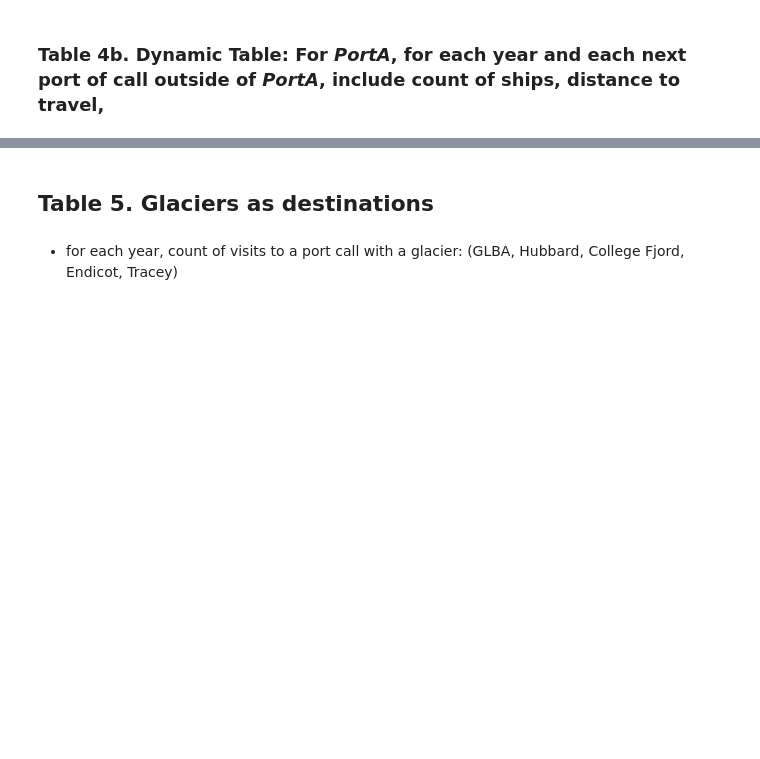
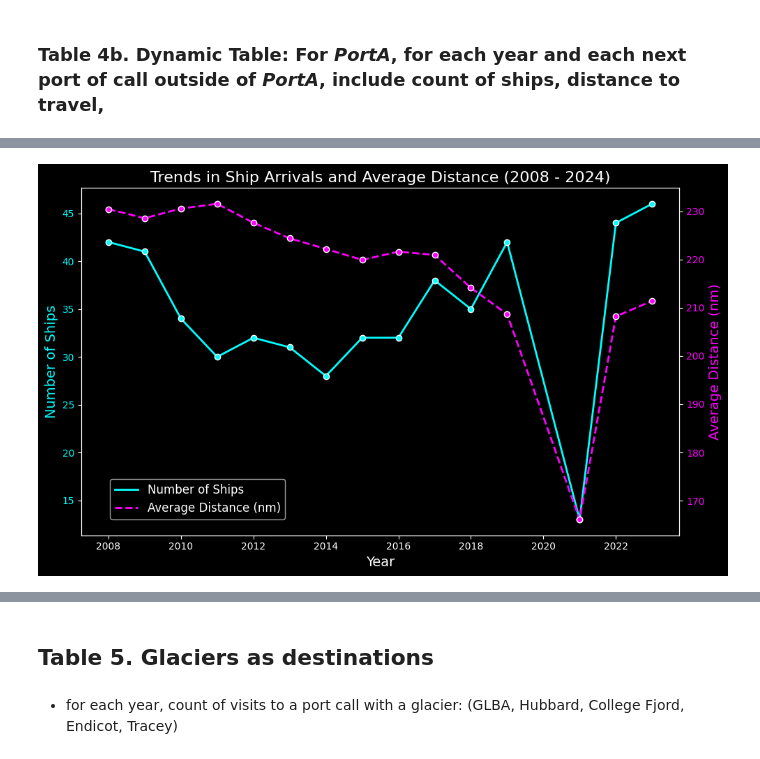
Before and after one commit to gebrady/shippy, a Jupyter notebook: tables_and_figures.ipynb, the cells around one changed output, grey strips where cells are left out. Saved outputs shown, nothing was run; the diff lists cells and outputs as text; code cells hidden in the pictures; blank space fills up the shorter version.

```diff
--- a/tables_and_figures.ipynb
+++ b/tables_and_figures.ipynb
@@ -505,0 +348,6 @@ t
+# %%
+#### HISTORICAL TRENDS IN DISTANCES TO NEXT PORT ####
+attributed_claa_df = claa_df.merge(a.ais_transit_table, on=['portName', 'nextPort'], how='left').dropna()
+attributed_claa_df['year'] = pd.to_datetime(attributed_claa_df['date']).dt.year
+attributed_claa_df['boat_id_year'] = attributed_claa_df['year'].astype(str) + '_' + attributed_claa_df['boatName'].astype(str)
+attributed_claa_df
@@ -505,0 +368,34 @@ t
+# %%
+
+df_grouped = attributed_claa_df.groupby('year').agg({
+    'boatName': 'nunique',  # Count unique ships
+    'distance_nm_mean': 'mean'   # Calculate average distance
+}).reset_index()
+
+plt.style.use('dark_background')  # Set dark mode
+
+fig, ax1 = plt.subplots(figsize=(10, 6))
+
+ax1.plot(df_grouped['year'], df_grouped['boatName'], color='cyan', label='Number of Ships', linewidth=2)
+ax1.scatter(df_grouped['year'], df_grouped['boatName'], color='cyan', edgecolor='white', zorder=5)  # Adding points
+ax1.set_xlabel('Year', fontsize=14)
+ax1.set_ylabel('Number of Ships', color='cyan', fontsize=14)
+ax1.tick_params(axis='y', labelcolor='cyan')
+
+ax2 = ax1.twinx()
+ax2.plot(df_grouped['year'], df_grouped['distance_nm_mean'], color='magenta', label='Average Distance (nm)', linewidth=2, linestyle='--')
+ax2.scatter(df_grouped['year'], df_grouped['distance_nm_mean'], color='magenta', edgecolor='white', zorder=5)  # Adding points
+ax2.set_ylabel('Average Distance (nm)', color='magenta', fontsize=14)
+ax2.tick_params(axis='y', labelcolor='magenta')
+
+
+plt.title('Trends in Ship Arrivals and Average Distance (2008 - 2024)', fontsize=16, color='white')
+ax1.grid(False)  # Turn off grid lines for the left y-axis
+ax2.grid(False)  # Turn off grid lines for the right y-axis
+
+fig.legend(loc='lower left', bbox_to_anchor=(0.1, 0.13), fontsize=12)  # Adjust bbox_to_anchor to move legend
+
+plt.tight_layout()
+plt.show()
+# %% [output]
+[figure, added]
```
Also changed, not shown: parts of 35 cells of this notebook, 1 other file.
